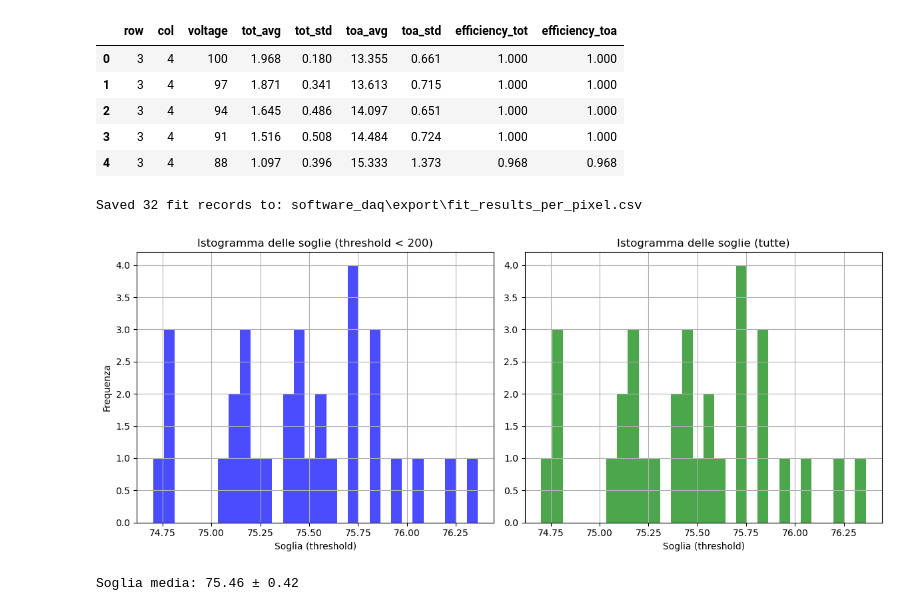
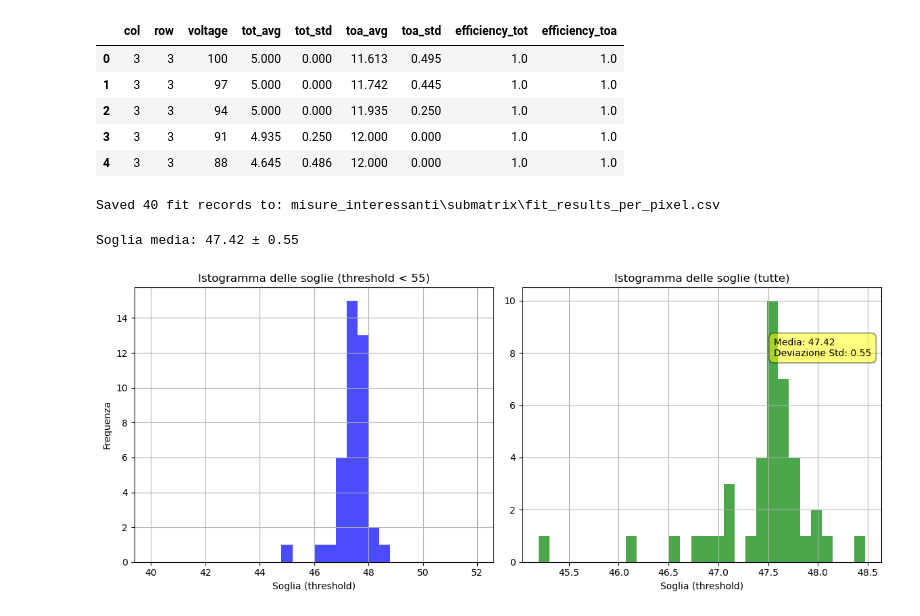
Before and after one commit to agalliani/falaphel3-daq, a Jupyter notebook: analisi-matrice.ipynb, the cells around one changed output. Cells and saved outputs as stored; diff of their text form; code cells hidden in the pictures.

Commit message:
Riorganizzato file esportati. Edit minori e analisi dati

```diff
--- a/analisi-matrice.ipynb
+++ b/analisi-matrice.ipynb
@@ -2,7 +2,7 @@
 from pathlib import Path
 import pandas as pd
 
-path = Path("software_daq") / "export" / "export_matrix_scan_251107_164102_cap50_submatrix.tsv"
+path = Path("misure_interessanti") / "submatrix" / "export_matrix_scan_251110_163602_cap50_submatrix.tsv"
 
 if not path.exists():
     raise FileNotFoundError(f"File non trovato: {path.resolve()}")
@@ -10,12 +10,12 @@ if not path.exists():
 df = pd.read_csv(path, sep="\t", encoding="utf-8", engine="python")
 df.head()
 # %% [output]
-|  | row | col | voltage | tot_avg | tot_std | toa_avg | toa_std | efficiency_tot | efficiency_toa |
-| 0 | 3 | 4 | 100 | 1.968 | 0.180 | 13.355 | 0.661 | 1.000 | 1.000 |
-| 1 | 3 | 4 | 97 | 1.871 | 0.341 | 13.613 | 0.715 | 1.000 | 1.000 |
-| 2 | 3 | 4 | 94 | 1.645 | 0.486 | 14.097 | 0.651 | 1.000 | 1.000 |
-| 3 | 3 | 4 | 91 | 1.516 | 0.508 | 14.484 | 0.724 | 1.000 | 1.000 |
-| 4 | 3 | 4 | 88 | 1.097 | 0.396 | 15.333 | 1.373 | 0.968 | 0.968 |
+|  | col | row | voltage | tot_avg | tot_std | toa_avg | toa_std | efficiency_tot | efficiency_toa |
+| 0 | 3 | 3 | 100 | 5.000 | 0.000 | 11.613 | 0.495 | 1.0 | 1.0 |
+| 1 | 3 | 3 | 97 | 5.000 | 0.000 | 11.742 | 0.445 | 1.0 | 1.0 |
+| 2 | 3 | 3 | 94 | 5.000 | 0.000 | 11.935 | 0.250 | 1.0 | 1.0 |
+| 3 | 3 | 3 | 91 | 4.935 | 0.250 | 12.000 | 0.000 | 1.0 | 1.0 |
+| 4 | 3 | 3 | 88 | 4.645 | 0.486 | 12.000 | 0.000 | 1.0 | 1.0 |
 # %%
 import numpy as np
 from scipy.special import erf
@@ -74,34 +74,42 @@ fit_out_path = path.parent / "fit_results_per_pixel.csv"
 fit_df.to_csv(fit_out_path, index=False)
 print(f"Saved {len(fit_df)} fit records to: {fit_out_path}")
 # %% [output]
-Saved 32 fit records to: software_daq\export\fit_results_per_pixel.csv
+Saved 40 fit records to: misure_interessanti\submatrix\fit_results_per_pixel.csv
 # %%
 # Visualizza gli elementi della colonna 'threshold' del dataframe fit_df
 
 thr_lt350 = fit_df.loc[fit_df["threshold"] < 200, "threshold"]
+#soglie minori di 200 e maggiori di 50
+
+#thr_lt350 = fit_df.loc[(fit_df["threshold"] < 200) & (fit_df["threshold"] > 52), "threshold"]
+
+# calcola media e deviazione standard delle soglie
+mean_threshold = thr_lt350.mean()
+std_threshold = thr_lt350.std()
+print(f"Soglia media: {mean_threshold:.2f} ± {std_threshold:.2f}")
 
 
 # affianca i due istogrammi (side-by-side)
 fig_hist, axs_hist = plt.subplots(1, 2, figsize=(12, 5))
 
-axs_hist[0].hist(thr_lt350.dropna(), bins=30, color='blue', alpha=0.7)
-axs_hist[0].set_title("Istogramma delle soglie (threshold < 200)")
+axs_hist[0].hist(thr_lt350.dropna(), bins=30, color='blue', alpha=0.7, range=(40, 52))
+axs_hist[0].set_title("Istogramma delle soglie (threshold < 55)")
 axs_hist[0].set_xlabel("Soglia (threshold)")
 axs_hist[0].set_ylabel("Frequenza")
 axs_hist[0].grid(True)
 
 axs_hist[1].hist(fit_df["threshold"].dropna(), bins=30, color='green', alpha=0.7)
 axs_hist[1].set_title("Istogramma delle soglie (tutte)")
 axs_hist[1].set_xlabel("Soglia (threshold)")
 axs_hist[1].grid(True)
 
+# annotazione con media e deviazione standard
+axs_hist[1].annotate(f"Media: {mean_threshold:.2f}\nDeviazione Std: {std_threshold:.2f}",
+                     xy=(0.70, 0.75), xycoords='axes fraction',
+                     bbox=dict(boxstyle="round,pad=0.5", fc="yellow", alpha=0.5))
+
 plt.tight_layout()
 plt.show()
-
-# calcola media e deviazione standard delle soglie
-mean_threshold = thr_lt350.mean()
-std_threshold = thr_lt350.std()
-print(f"Soglia media: {mean_threshold:.2f} ± {std_threshold:.2f}")
 # %% [output]
+Soglia media: 47.42 ± 0.55
-[figure, old version]
+[figure, new version]
-Soglia media: 75.46 ± 0.42
```
Also changed, not shown: parts of 2 cells of this notebook, 19 other files.
